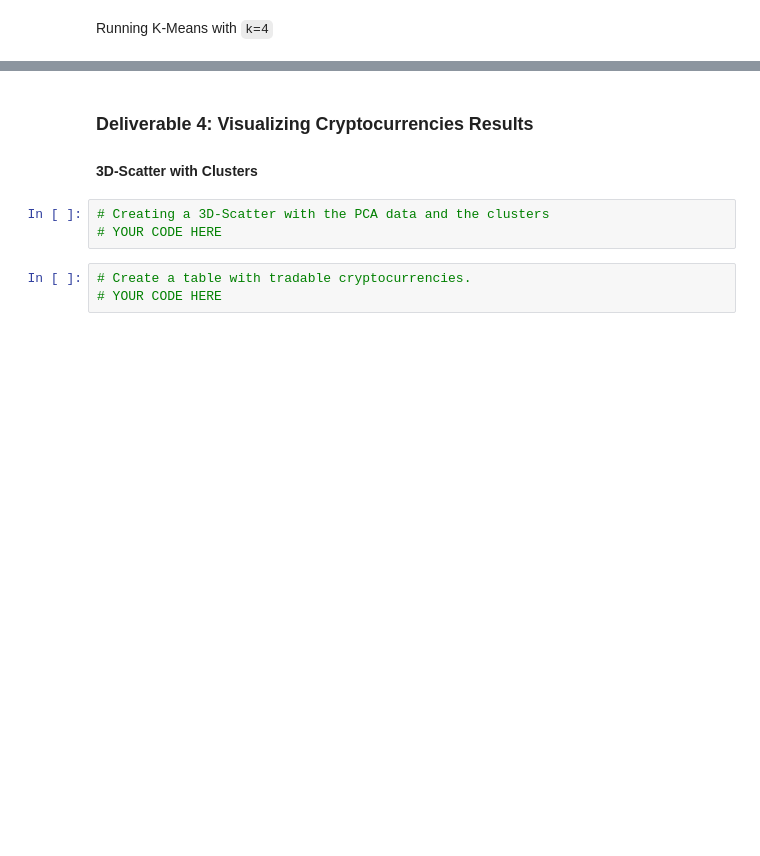
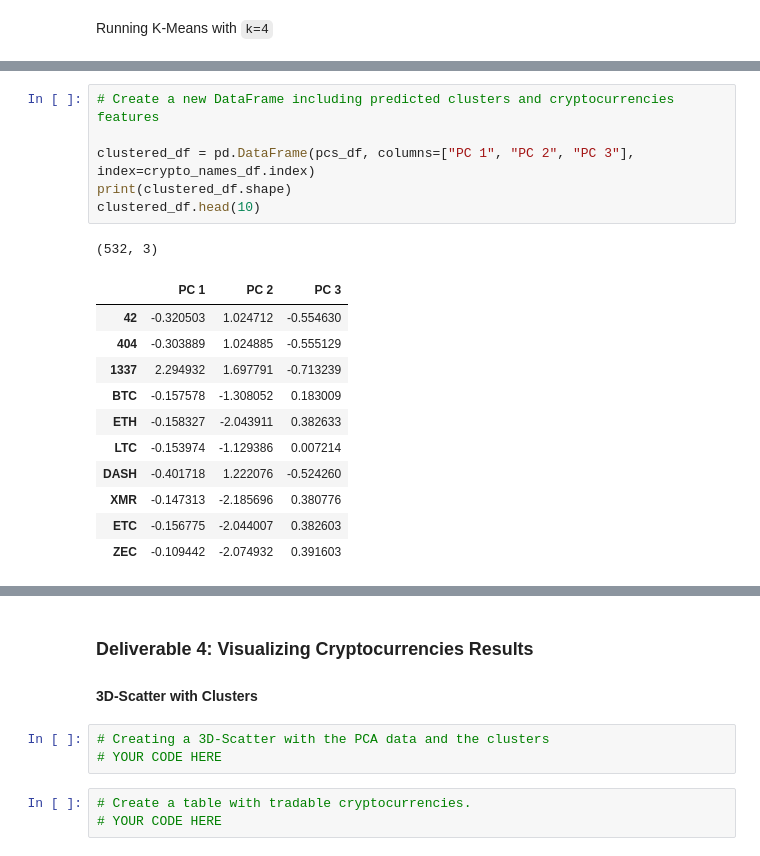
Before and after one commit to jmmadson/Cryptocurrencies, a Jupyter notebook: crypto_clustering.ipynb, the cells around one changed output, grey strips where cells are left out. Saved outputs shown, nothing was run; the diff lists cells and outputs as text; blank space fills up the shorter version.

```diff
--- a/crypto_clustering.ipynb
+++ b/crypto_clustering.ipynb
@@ -202 +232,20 @@ Running K-Means with `k=4`
+# %%
+# Create a new DataFrame including predicted clusters and cryptocurrencies features
+
+clustered_df = pd.DataFrame(pcs_df, columns=["PC 1", "PC 2", "PC 3"], index=crypto_names_df.index)
+print(clustered_df.shape)
+clustered_df.head(10)
+# %% [output]
+(532, 3)
+|  | PC 1 | PC 2 | PC 3 |
+| 42 | -0.320503 | 1.024712 | -0.554630 |
+| 404 | -0.303889 | 1.024885 | -0.555129 |
+| 1337 | 2.294932 | 1.697791 | -0.713239 |
+| BTC | -0.157578 | -1.308052 | 0.183009 |
+| ETH | -0.158327 | -2.043911 | 0.382633 |
+| LTC | -0.153974 | -1.129386 | 0.007214 |
+| DASH | -0.401718 | 1.222076 | -0.524260 |
+| XMR | -0.147313 | -2.185696 | 0.380776 |
+| ETC | -0.156775 | -2.044007 | 0.382603 |
+| ZEC | -0.109442 | -2.074932 | 0.391603 |
 # %%
```
Also changed, not shown: parts of 6 cells of this notebook.
